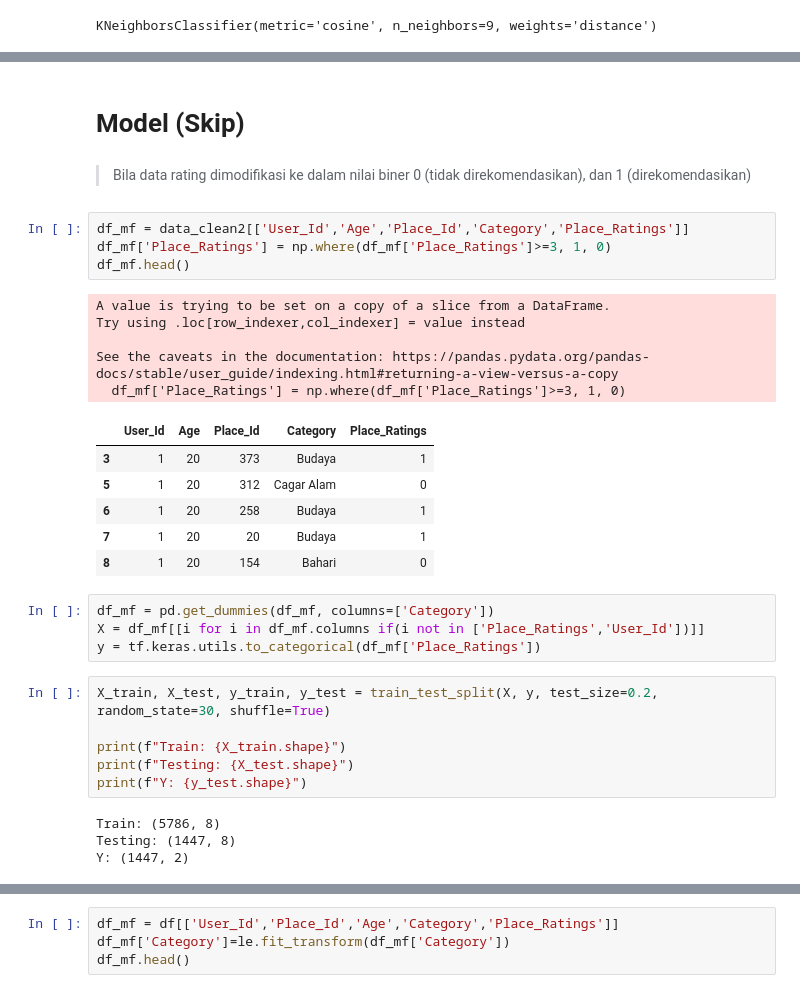
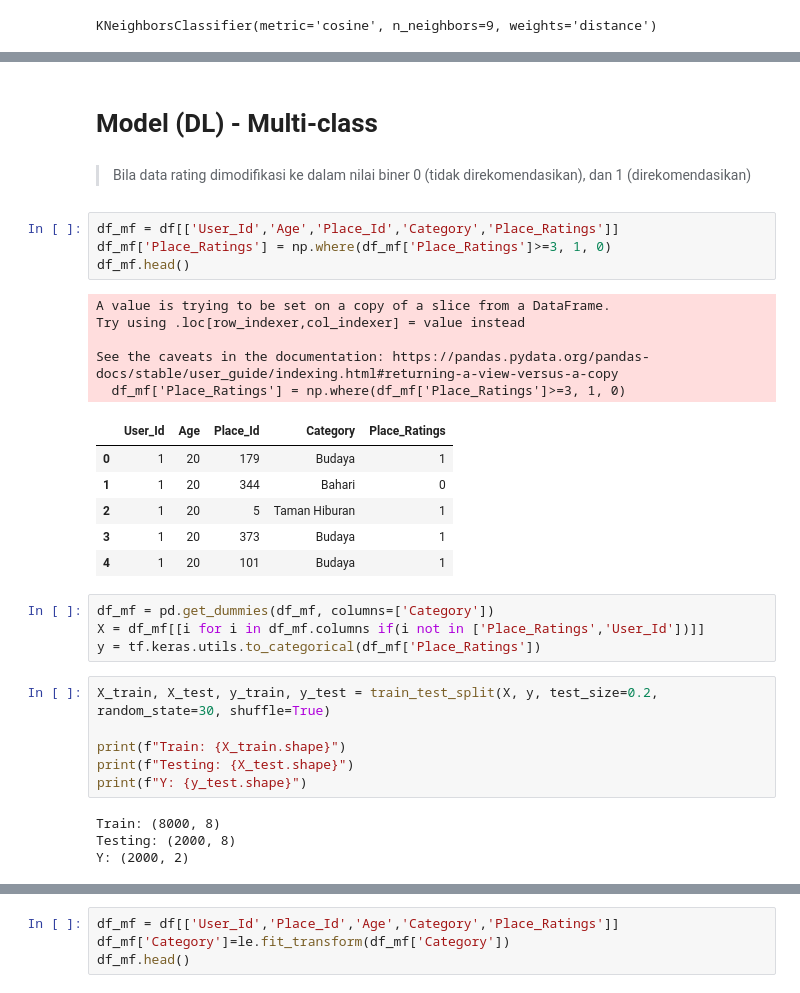
Before and after one commit to yudhistiradwiki/PA-TicTrav, a Jupyter notebook: Apps/model-development/model_sisreg_sementara.ipynb, the cells around one changed output, grey strips where cells are left out. Cells and saved outputs as stored; diff of their text form.

```diff
--- a/Apps/model-development/model_sisreg_sementara.ipynb
+++ b/Apps/model-development/model_sisreg_sementara.ipynb
@@ -591,23 +594,23 @@ Akurasi testing 0.22598479612992398
 # %% [markdown]
-# Model (Skip)
+# Model (DL) - Multi-class
 # %% [markdown]
 > Bila data rating dimodifikasi ke dalam nilai biner 0 (tidak direkomendasikan), dan 1 (direkomendasikan)
 # %%
-df_mf = data_clean2[['User_Id','Age','Place_Id','Category','Place_Ratings']]
+df_mf = df[['User_Id','Age','Place_Id','Category','Place_Ratings']]
 df_mf['Place_Ratings'] = np.where(df_mf['Place_Ratings']>=3, 1, 0)
 df_mf.head()
 # %% [output]
 A value is trying to be set on a copy of a slice from a DataFrame.
 Try using .loc[row_indexer,col_indexer] = value instead
 
 See the caveats in the documentation: https://pandas.pydata.org/pandas-docs/stable/user_guide/indexing.html#returning-a-view-versus-a-copy
   df_mf['Place_Ratings'] = np.where(df_mf['Place_Ratings']>=3, 1, 0)
 |  | User_Id | Age | Place_Id | Category | Place_Ratings |
+| 0 | 1 | 20 | 179 | Budaya | 1 |
+| 1 | 1 | 20 | 344 | Bahari | 0 |
+| 2 | 1 | 20 | 5 | Taman Hiburan | 1 |
 | 3 | 1 | 20 | 373 | Budaya | 1 |
-| 5 | 1 | 20 | 312 | Cagar Alam | 0 |
-| 6 | 1 | 20 | 258 | Budaya | 1 |
-| 7 | 1 | 20 | 20 | Budaya | 1 |
-| 8 | 1 | 20 | 154 | Bahari | 0 |
+| 4 | 1 | 20 | 101 | Budaya | 1 |
 # %%
 df_mf = pd.get_dummies(df_mf, columns=['Category'])
 X = df_mf[[i for i in df_mf.columns if(i not in ['Place_Ratings','User_Id'])]]
@@ -619,9 +622,9 @@ print(f"Train: {X_train.shape}")
 print(f"Testing: {X_test.shape}")
 print(f"Y: {y_test.shape}")
 # %% [output]
-Train: (5786, 8)
-Testing: (1447, 8)
-Y: (1447, 2)
+Train: (8000, 8)
+Testing: (2000, 8)
+Y: (2000, 2)
 # %%
 """
     Pembuatan model berdasarkan kategori biner
```
Also changed, not shown: parts of 44 cells of this notebook, 7 other files.
